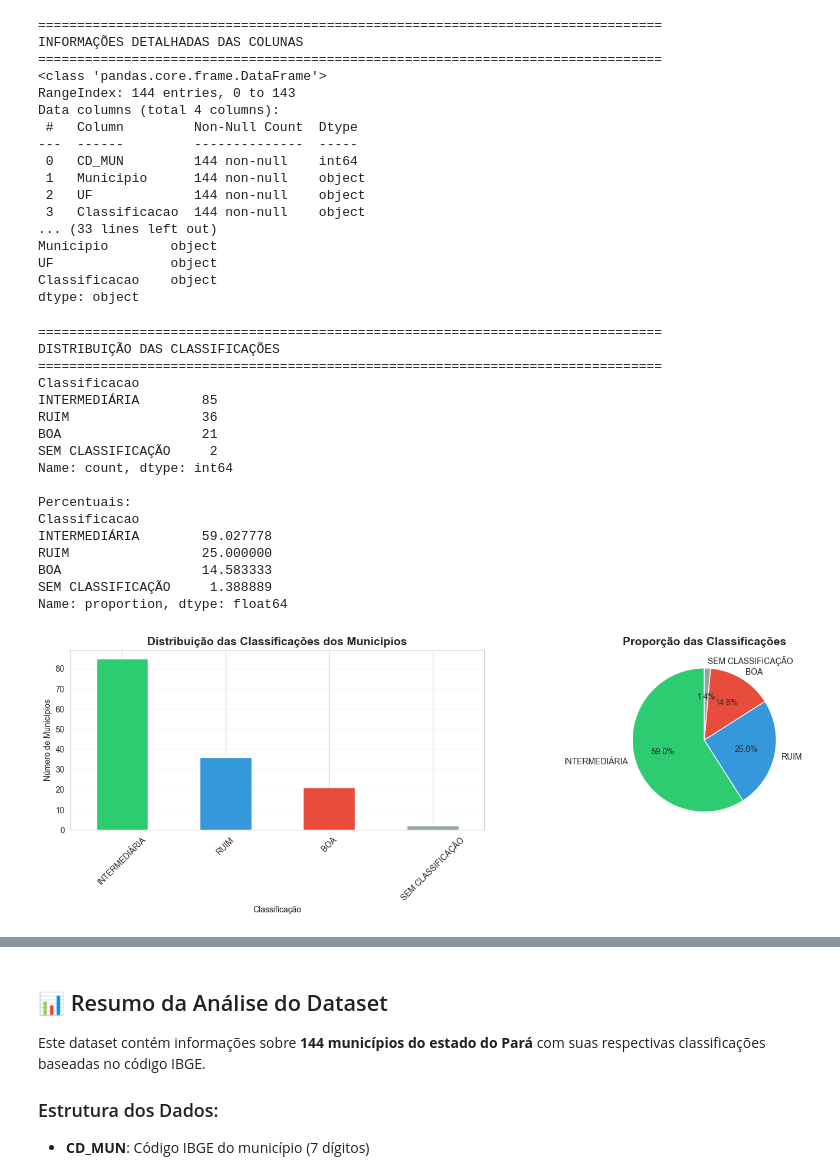
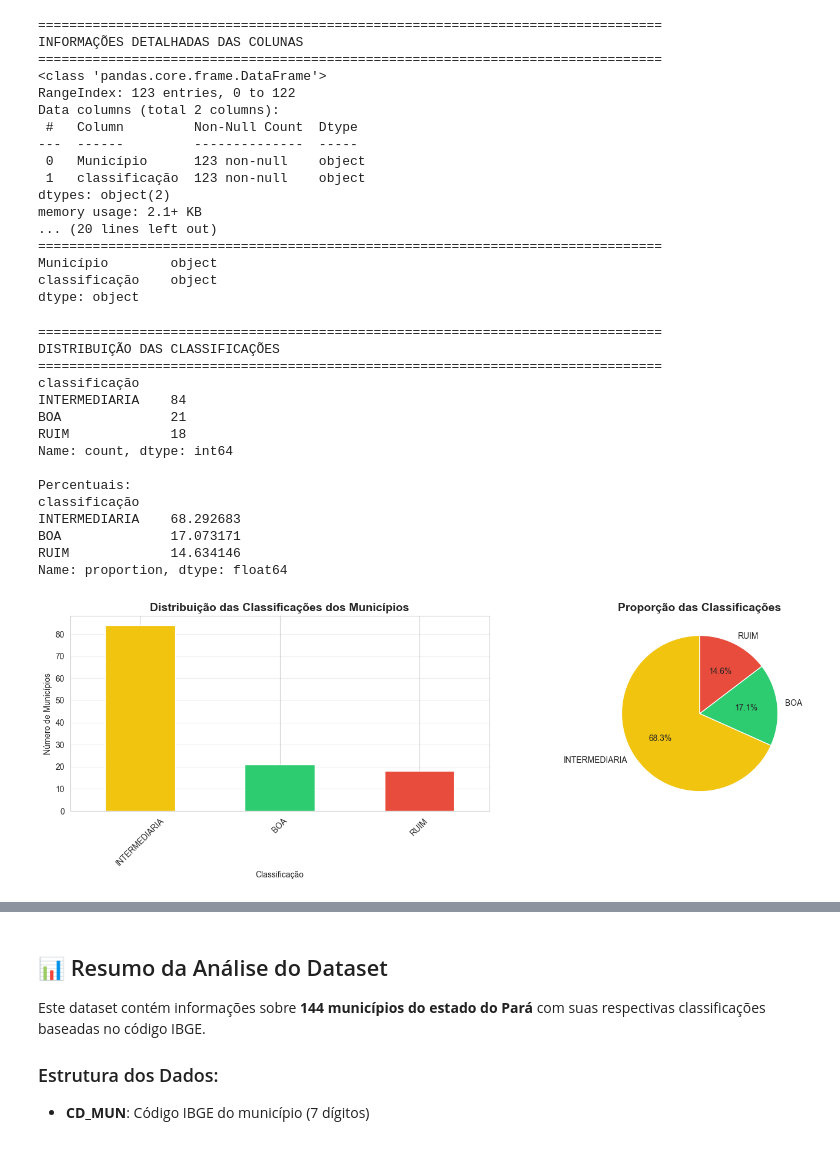
Before and after one commit to noamcoelho/mapa-para-ambiental, a Jupyter notebook: main.ipynb, the cells around one changed output, grey strips where cells are left out. Cells and saved outputs as stored; diff of their text form; code cells hidden in the pictures.

```diff
--- a/main.ipynb
+++ b/main.ipynb
@@ -9,7 +9,7 @@ sns.set_style("whitegrid")
 plt.rcParams['figure.figsize'] = (12, 6)
 
 # Carregar o dataset
-df = pd.read_csv('classificacao_para_com_ibge_final_ATUAL.csv')
+df = pd.read_csv('classificacao_municipios 21 BOA 84 INTERMEDIARIA E 37 RUIM.CSV', sep=';', encoding='latin-1')
 
 # Informações básicas do dataset
 print("=" * 80)
@@ -66,67 +66,74 @@ print(df.dtypes)
 INFORMAÇÕES DETALHADAS DAS COLUNAS
 ================================================================================
 <class 'pandas.core.frame.DataFrame'>
-RangeIndex: 144 entries, 0 to 143
-Data columns (total 4 columns):
+RangeIndex: 123 entries, 0 to 122
+Data columns (total 2 columns):
  #   Column         Non-Null Count  Dtype
 ---  ------         --------------  -----
- 0   CD_MUN         144 non-null    int64
- 1   Municipio      144 non-null    object
- 2   UF             144 non-null    object
- 3   Classificacao  144 non-null    object
-... (33 lines left out)
-Municipio        object
-UF               object
-Classificacao    object
+ 0   Município      123 non-null    object
+ 1   classificação  123 non-null    object
+dtypes: object(2)
+memory usage: 2.1+ KB
+... (20 lines left out)
+================================================================================
+Município        object
+classificação    object
 dtype: object
 # %%
 # Análise da distribuição das classificações
 print("=" * 80)
 print("DISTRIBUIÇÃO DAS CLASSIFICAÇÕES")
 print("=" * 80)
-classificacao_counts = df['Classificacao'].value_counts()
+classificacao_counts = df['classificação'].value_counts()
 print(classificacao_counts)
 print(f"\nPercentuais:")
-print(df['Classificacao'].value_counts(normalize=True) * 100)
+print(df['classificação'].value_counts(normalize=True) * 100)
 
 # Visualização
 fig, axes = plt.subplots(1, 2, figsize=(15, 5))
 
+# Mapeamento correto de cores
+color_mapping = {
+    'BOA': '#2ecc71',           # 🟢 Verde
+    'INTERMEDIARIA': '#f1c40f',  # 🟡 Amarelo
+    'RUIM': '#e74c3c',          # 🔴 Vermelho
+    'SEM CLASSIFICAÇÃO': '#3498db'  # 🔵 Azul
+}
+
 # Gráfico de barras
-classificacao_counts.plot(kind='bar', ax=axes[0], color=['#2ecc71', '#3498db', '#e74c3c', '#95a5a6'])
+colors_bar = [color_mapping.get(cat, '#95a5a6') for cat in classificacao_counts.index]
+classificacao_counts.plot(kind='bar', ax=axes[0], color=colors_bar)
 axes[0].set_title('Distribuição das Classificações dos Municípios', fontsize=14, fontweight='bold')
 axes[0].set_xlabel('Classificação')
 axes[0].set_ylabel('Número de Municípios')
 axes[0].tick_params(axis='x', rotation=45)
 axes[0].grid(axis='y', alpha=0.3)
 
 # Gráfico de pizza
-colors = ['#2ecc71', '#3498db', '#e74c3c', '#95a5a6']
+colors_pie = [color_mapping.get(cat, '#95a5a6') for cat in classificacao_counts.index]
 axes[1].pie(classificacao_counts.values, labels=classificacao_counts.index, autopct='%1.1f%%',
-            colors=colors, startangle=90)
+            colors=colors_pie, startangle=90)
 axes[1].set_title('Proporção das Classificações', fontsize=14, fontweight='bold')
 
 plt.tight_layout()
 plt.show()
 # %% [output]
 ================================================================================
 DISTRIBUIÇÃO DAS CLASSIFICAÇÕES
 ================================================================================
-Classificacao
-INTERMEDIÁRIA        85
-RUIM                 36
-BOA                  21
-SEM CLASSIFICAÇÃO     2
+classificação
+INTERMEDIARIA    84
+BOA              21
+RUIM             18
 Name: count, dtype: int64
 
 Percentuais:
-Classificacao
-INTERMEDIÁRIA        59.027778
-RUIM                 25.000000
-BOA                  14.583333
-SEM CLASSIFICAÇÃO     1.388889
+classificação
+INTERMEDIARIA    68.292683
+BOA              17.073171
+RUIM             14.634146
 Name: proportion, dtype: float64
-[figure, old version]
+[figure, new version]
 # %%
 # Exemplos de municípios por classificação
 print("=" * 80)
```
Also changed, not shown: parts of 9 cells of this notebook, 7 other files.
